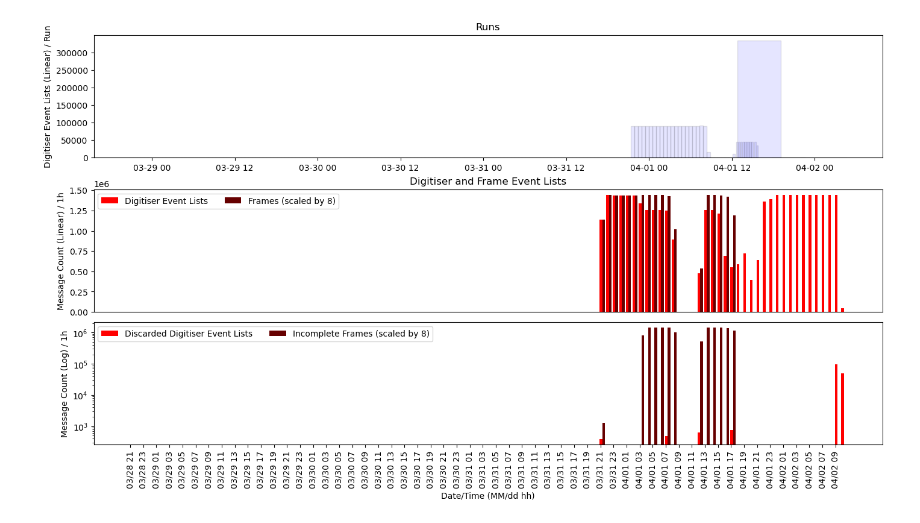
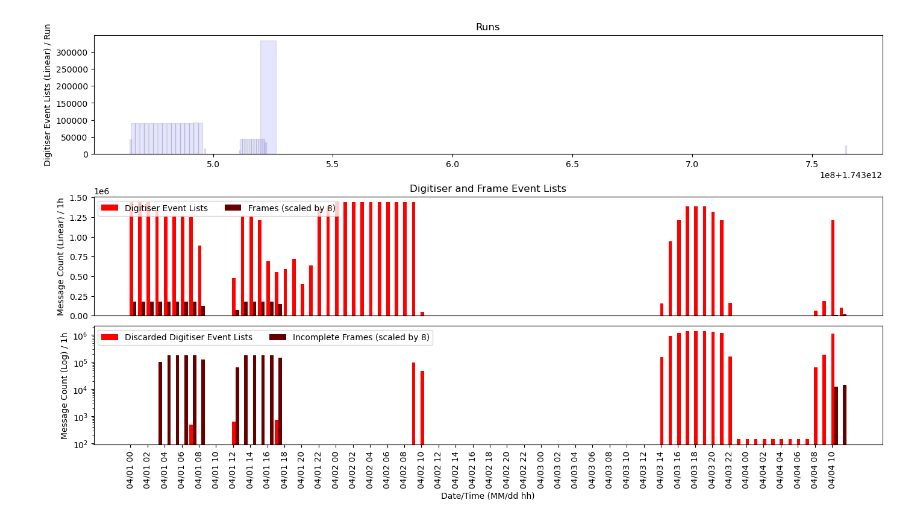
Before and after one commit to Modularius/open-telemetry, a Jupyter notebook: Jupyter/Run Query.ipynb, the cells around one changed output. Cells and saved outputs as stored; diff of their text form; code cells hidden in the pictures.

```diff
--- a/Jupyter/Run Query.ipynb
+++ b/Jupyter/Run Query.ipynb
@@ -15,21 +12,19 @@ The autoreload extension is already loaded. To reload it, use:
 # %%
 
 #Coarse Analysis
 format = "MM/dd hh"
 bin_width = "1h"
 
 ## HiFi
-result = ts.do_counting(client, "jaeger-span*", ESQuery("hifi_1"), bin_width, format)
-processed_result = ts.process_counts(result)
+time_hist = PipelineMessageTimeHistograms()
+time_hist.execute_histogram_query(client, "jaeger-span-2025-04*", RequestBody("hifi_1"), bin_width, format)
 
-frame_result = ts.get_frame_children_by_run(client, "jaeger-span*" , ESQuery("hifi_1"))
-run_result = ts.get_runs(client, f"jaeger-span*" , ESQuery("hifi_1"))
+runs = PipelineRuns()
+runs.get_frame_children_by_run(client, "jaeger-span-2025-04*" , RequestBody("hifi_1"))
 
-processed_runs = ts.process_runs(frame_result, run_result)
-
-ts.hist_count_results(processed_result, processed_runs, format, bin_width, 8)
+hist_count_results(time_hist, runs, format, bin_width, 8)
 # %% [output]
-[figure, old version]
+[figure, new version]
 # %%
 
 #Coarse Analysis
```
Also changed, not shown: parts of 3 cells of this notebook, 19 other files.
